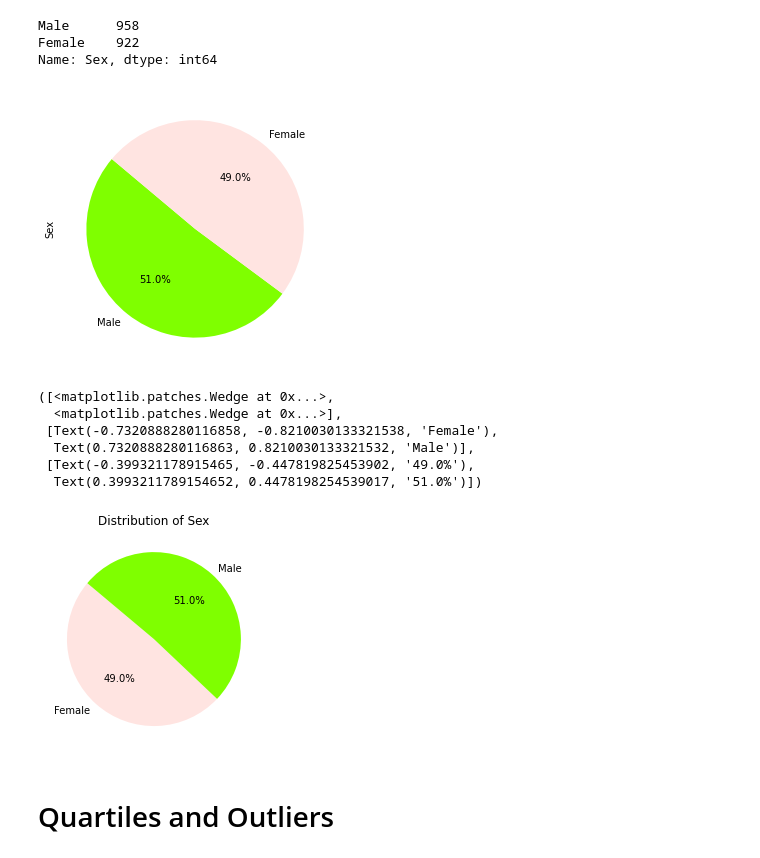
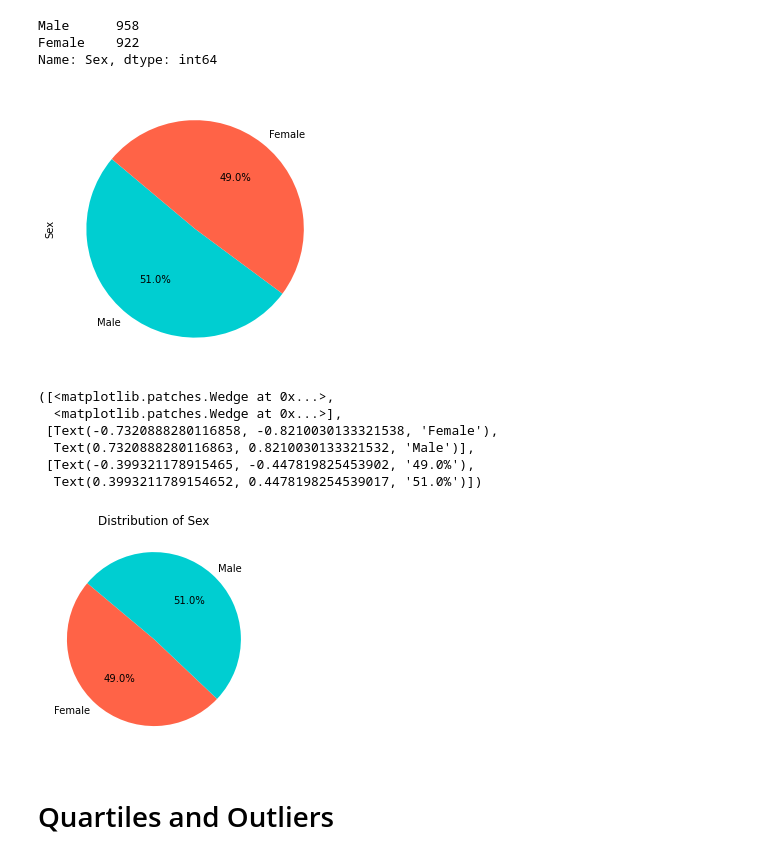
Before and after one commit to amilton11/matplotlib_HW, a Jupyter notebook: pymaceuticals_starter_1.20.21.ipynb, the cells around one changed output. Saved outputs shown, nothing was run; the diff lists cells and outputs as text; code cells hidden in the pictures.

```diff
--- a/pymaceuticals_starter_1.20.21.ipynb
+++ b/pymaceuticals_starter_1.20.21.ipynb
@@ -207,9 +207,9 @@ Name: Sex, dtype: int64
 # %%
 # Generate a pie plot showing the distribution of female versus male mice using pandas
 
-plot = m_f.plot.pie(figsize=(5, 5), colors = ["chartreuse", "mistyrose"], autopct="%1.1f%%", startangle=140)
+plot = m_f.plot.pie(figsize=(5, 5), colors = ["darkturquoise", "tomato"], autopct="%1.1f%%", startangle=140)
 # %% [output]
-[figure, old version]
+[figure, new version]
 # %%
 # Generate a pie plot showing the distribution of female versus male mice using pyplot
 
@@ -220,7 +220,7 @@ labels = ["Female", "Male"]
 sizes = [922, 958]
 
 # The colors of each section of the pie chart
-colors = ["mistyrose", "chartreuse"]
+colors = ["tomato", "darkturquoise"]
 
 # Add labels
 plt.title("Distribution of Sex")
@@ -235,7 +235,7 @@ plt.pie(sizes, labels=labels, colors=colors,
   Text(0.7320888280116863, 0.8210030133321532, 'Male')],
  [Text(-0.399321178915465, -0.447819825453902, '49.0%'),
   Text(0.3993211789154652, 0.4478198254539017, '51.0%')])
-[figure, old version]
+[figure, new version]
 # %% [markdown]
 # Quartiles and Outliers
 # %%
```
Also changed, not shown: parts of 9 cells of this notebook.
